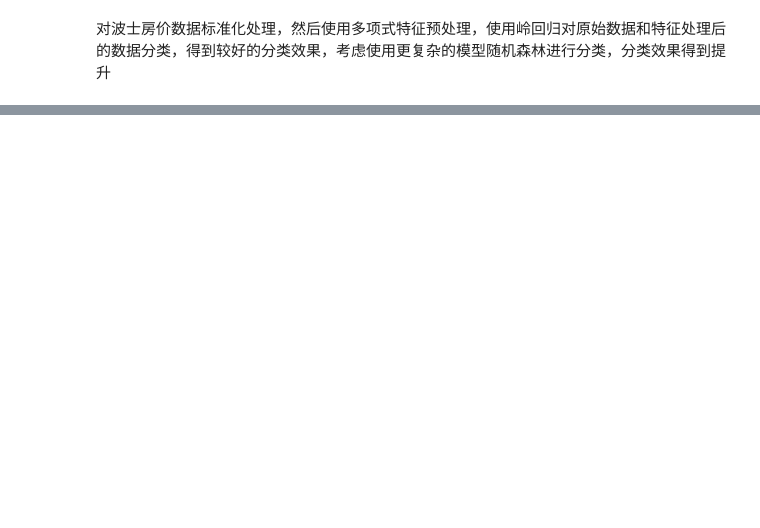
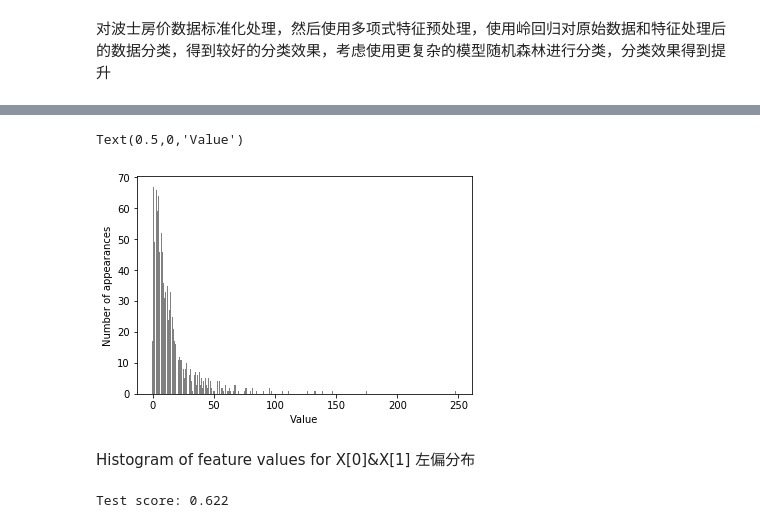
Before and after one commit to AnnYN/classify, a Jupyter notebook: chapter4.ipynb, the cells around one changed output, grey strips where cells are left out. Cells and saved outputs as stored; diff of their text form; code cells hidden in the pictures; blank space fills up the shorter version.

```diff
--- a/chapter4.ipynb
+++ b/chapter4.ipynb
@@ -276,0 +304,19 @@ Score with interactions: 0.758
+# %%
+bins = np.bincount(X[:, 1])
+plt.bar(range(len(bins)), bins, color='grey')
+plt.ylabel("Number of appearances")
+plt.xlabel("Value")
+# %% [output]
+Text(0.5,0,'Value')
+[figure, added]
+# %% [markdown]
+Histogram of feature values for X[0]&X[1]
+左偏分布
+# %%
+#，使用岭回归
+from sklearn.linear_model import Ridge
+X_train, X_test, y_train, y_test = train_test_split(X, y, random_state=0)
+score = Ridge().fit(X_train, y_train).score(X_test, y_test)
+print("Test score: {:.3f}".format(score))
+# %% [output]
+Test score: 0.622
```
Also changed, not shown: parts of 19 cells of this notebook.
